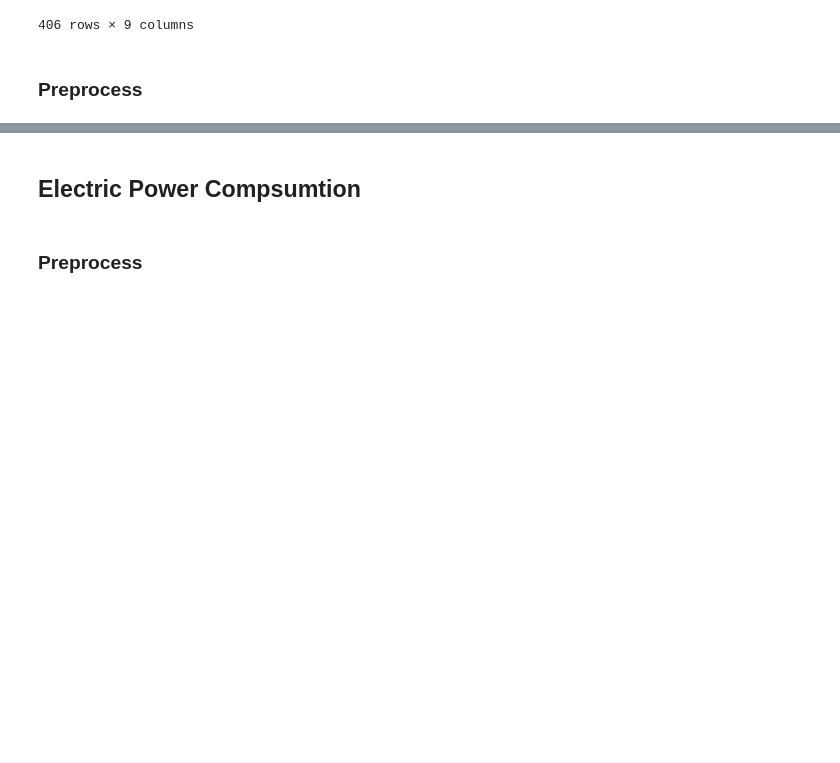
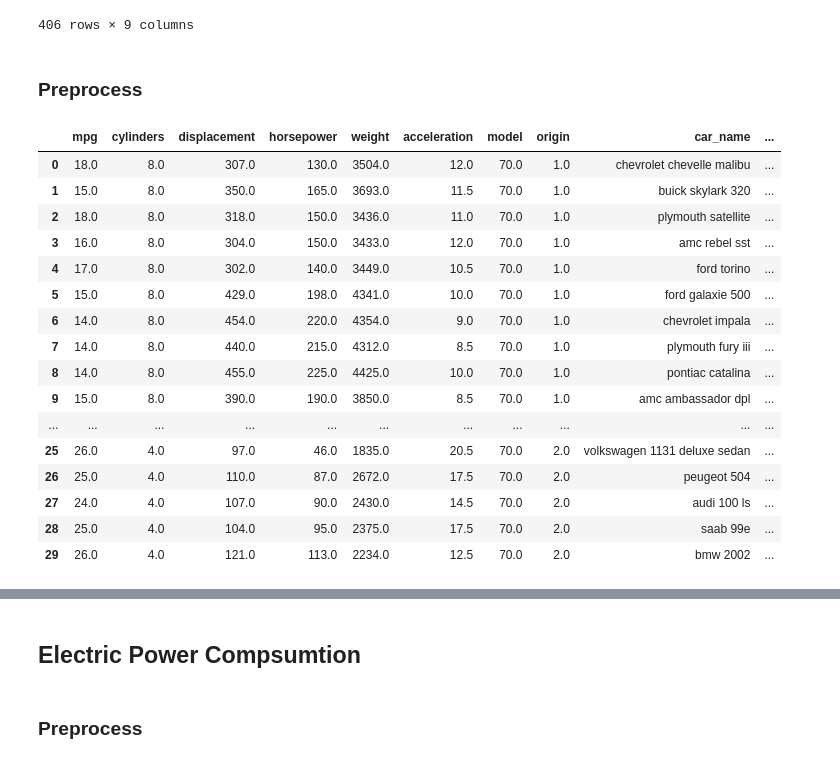
Before and after one commit to IrisStream/data-visualization, a Jupyter notebook: Lab3/sources/main.ipynb, the cells around one changed output, grey strips where cells are left out. Cells and saved outputs as stored; diff of their text form; code cells hidden in the pictures; blank space fills up the shorter version.

```diff
--- a/Lab3/sources/main.ipynb
+++ b/Lab3/sources/main.ipynb
@@ -41,7 +41,28 @@ car_mpg
 # %% [markdown]
 ### Preprocess
 # %%
+for col in list(car_mpg)[:-1]:
+    v = int(car_mpg[col].mean())
+    car_mpg[col] = car_mpg[col].fillna(v)
 car_mpg['company'] = car_mpg.car_name.str.split(expand=True)[0].values
 car_mpg.to_csv(f'{DATA_PATH}car_mpg_preprocessed.csv', index = False)
+# %% [output]
+|  | mpg | cylinders | displacement | horsepower | weight | acceleration | model | origin | car_name | ... |
+| 0 | 18.0 | 8.0 | 307.0 | 130.0 | 3504.0 | 12.0 | 70.0 | 1.0 | chevrolet chevelle malibu | ... |
+| 1 | 15.0 | 8.0 | 350.0 | 165.0 | 3693.0 | 11.5 | 70.0 | 1.0 | buick skylark 320 | ... |
+| 2 | 18.0 | 8.0 | 318.0 | 150.0 | 3436.0 | 11.0 | 70.0 | 1.0 | plymouth satellite | ... |
+| 3 | 16.0 | 8.0 | 304.0 | 150.0 | 3433.0 | 12.0 | 70.0 | 1.0 | amc rebel sst | ... |
+| 4 | 17.0 | 8.0 | 302.0 | 140.0 | 3449.0 | 10.5 | 70.0 | 1.0 | ford torino | ... |
+| 5 | 15.0 | 8.0 | 429.0 | 198.0 | 4341.0 | 10.0 | 70.0 | 1.0 | ford galaxie 500 | ... |
+| 6 | 14.0 | 8.0 | 454.0 | 220.0 | 4354.0 | 9.0 | 70.0 | 1.0 | chevrolet impala | ... |
+| 7 | 14.0 | 8.0 | 440.0 | 215.0 | 4312.0 | 8.5 | 70.0 | 1.0 | plymouth fury iii | ... |
+| 8 | 14.0 | 8.0 | 455.0 | 225.0 | 4425.0 | 10.0 | 70.0 | 1.0 | pontiac catalina | ... |
+| 9 | 15.0 | 8.0 | 390.0 | 190.0 | 3850.0 | 8.5 | 70.0 | 1.0 | amc ambassador dpl | ... |
+| ... | ... | ... | ... | ... | ... | ... | ... | ... | ... | ... |
+| 25 | 26.0 | 4.0 | 97.0 | 46.0 | 1835.0 | 20.5 | 70.0 | 2.0 | volkswagen 1131 deluxe sedan | ... |
+| 26 | 25.0 | 4.0 | 110.0 | 87.0 | 2672.0 | 17.5 | 70.0 | 2.0 | peugeot 504 | ... |
+| 27 | 24.0 | 4.0 | 107.0 | 90.0 | 2430.0 | 14.5 | 70.0 | 2.0 | audi 100 ls | ... |
+| 28 | 25.0 | 4.0 | 104.0 | 95.0 | 2375.0 | 17.5 | 70.0 | 2.0 | saab 99e | ... |
+| 29 | 26.0 | 4.0 | 121.0 | 113.0 | 2234.0 | 12.5 | 70.0 | 2.0 | bmw 2002 | ... |
 # %%
 car_mpg = pd.read_csv(f'{DATA_PATH}car_mpg_preprocessed.csv')
```
Also changed, not shown: parts of 2 cells of this notebook, 1 other file.
